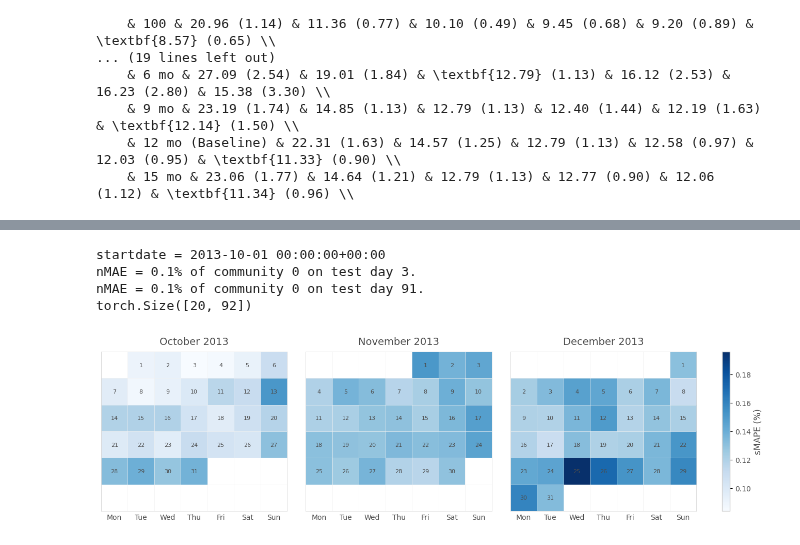
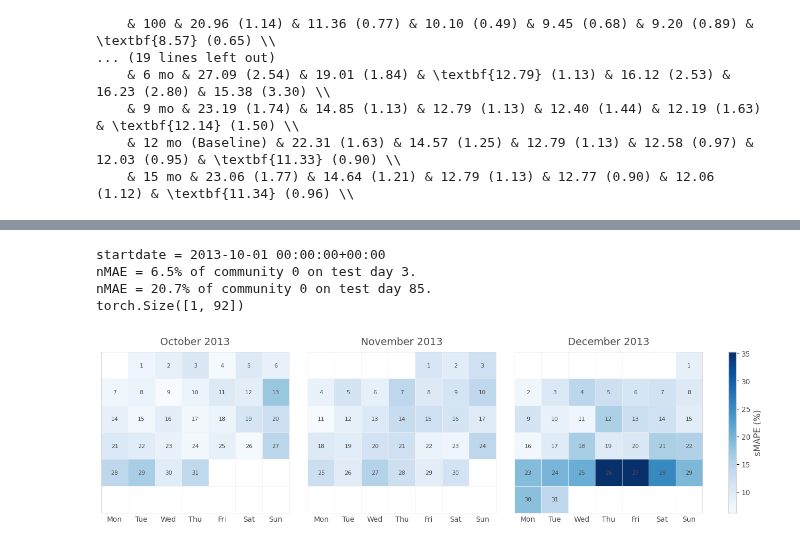
Before and after one commit to erc-fhv/loadforecasting, a Jupyter notebook: scripts/Paper_Illustration.ipynb, the cells around one changed output, grey strips where cells are left out. Cells and saved outputs as stored; diff of their text form; code cells hidden in the pictures.

```diff
--- a/scripts/Paper_Illustration.ipynb
+++ b/scripts/Paper_Illustration.ipynb
@@ -881,7 +880,7 @@ importlib.reload(ModelTrainer)
 path_to_trained_parameters = 'scripts/outputs/all_trained_models.pth'
 myConfig = Config_of_one_run(ModelSize.MEDIUM, DoPretraining.YES, DoTransferLearning.YES, Aggregation_Count._50_HOUSEHOLDS,
                 NrOfComunities._20, TrainingHistory._12_MONTH, TestSize._3_MONTH, TrainingFuture._0_MONTH, DevSize._2_MONTH, UsedModels.ALL, Epochs.DEFAULT)
-model_type = 'xLSTM'
+model_type = 'Transformer'
 
 modelTrainer = ModelTrainer.ModelTrainer()
 loadProfiles, weatherData, public_holidays_timestamps = modelTrainer.load_data(myConfig)
@@ -896,7 +895,8 @@ modelAdapter = ModelAdapter.ModelAdapter(
 # Do Predictions
 #
 nMAE_values = None
-for community_id in range(Simulation_config.NrOfComunities._20):
+# for community_id in range(Simulation_config.NrOfComunities._20):
+for community_id in range(1):
     X, Y = modelAdapter.transformData(loadProfiles[community_id], weatherData)
     P_el_predicted = modelAdapter.deNormalizeY(Y['test']).flatten().unsqueeze(0)
     test_profile = f"scripts/outputs/file_{community_id}.pkl"
@@ -909,6 +909,7 @@ for community_id in range(Simulation_config.NrOfComunities._20):
     assert type(loss_fn) == type(my_Model.loss_fn), "Different loss function then in the model chosen!"
     nMAE = (loss_fn(Y_pred, Y_real).mean(dim=1)) / torch.mean(Y_real)
     nMAE = nMAE.unsqueeze(0)
+    nMAE *= 100    # Convert to %
     if nMAE_values == None:
         nMAE_values = torch.zeros((0, Y_pred.shape[0]))
     nMAE_values = torch.cat([nMAE_values, nMAE], dim=0)
@@ -919,7 +920,7 @@ print(f"startdate = {startdate}")
 # Print daily nMAE results of chosen community
 #
 community_id = 0
-test_day_nrs = [3, 91]
+test_day_nrs = [3, 85]
 for test_day_nr in test_day_nrs:
     print(f"nMAE = {nMAE_values[community_id, test_day_nr].item():.1f}% " \
           f"of community {community_id} on test day {test_day_nr}.")
@@ -948,6 +937,6 @@ FutureWarning: Support for nested sequences for 'parse_dates' in pd.read_csv is
 FutureWarning: 'H' is deprecated and will be removed in a future version, please use 'h' instead.
 startdate = 2013-10-01 00:00:00+00:00
-nMAE = 0.1% of community 0 on test day 3.
-nMAE = 0.1% of community 0 on test day 91.
-torch.Size([20, 92])
+nMAE = 6.5% of community 0 on test day 3.
+nMAE = 20.7% of community 0 on test day 85.
+torch.Size([1, 92])
-[figure, old version]
+[figure, new version]
```
Also changed, not shown: parts of 2 cells of this notebook, 1 other file.
